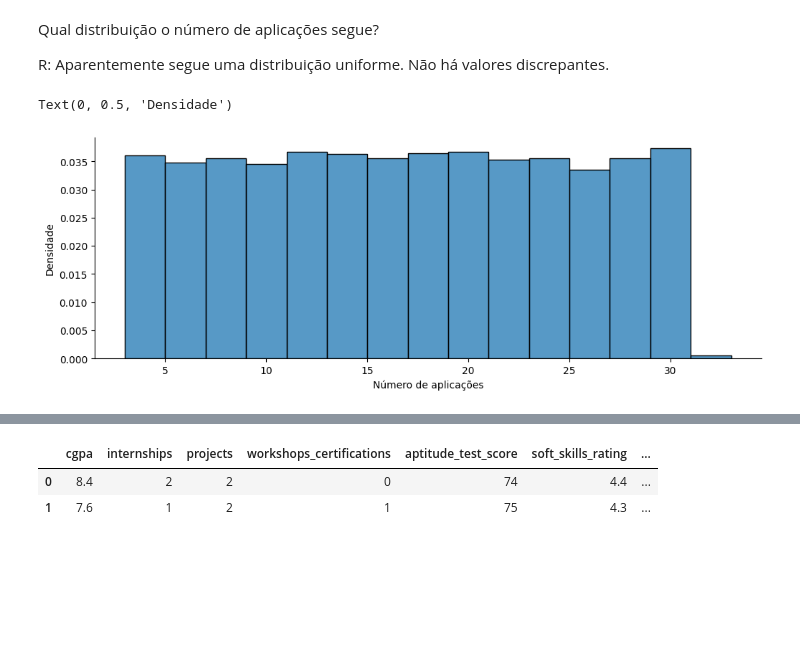
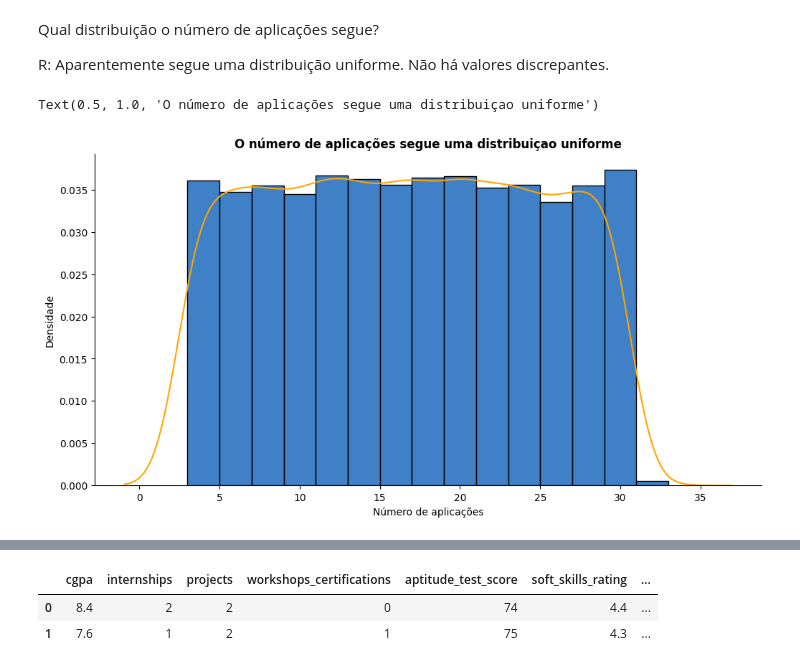
Before and after one commit to Alexandre-Esposte/JobProphet, a Jupyter notebook: notebooks/analise.ipynb, the cells around one changed output, grey strips where cells are left out. Cells and saved outputs as stored; diff of their text form; code cells hidden in the pictures; blank space fills up the shorter version.

```diff
--- a/notebooks/analise.ipynb
+++ b/notebooks/analise.ipynb
@@ -225,10 +223,12 @@ Qual distribuição o número de aplicações segue?
 
 R: Aparentemente segue uma distribuição uniforme. Não há valores discrepantes.
 # %%
-sns.histplot(data = data, x='n_job_applications', bins = 15, stat = 'density')
+sns.histplot(data = data, x='n_job_applications', bins = 15, stat = 'density', color = colocado_color)
+sns.kdeplot(data = data, x='n_job_applications', color =  "#FFA500")
 
 plt.xlabel('Número de aplicações')
 plt.ylabel('Densidade')
+plt.title("O número de aplicações segue uma distribuiçao uniforme", fontsize=12, fontweight='bold')
 # %% [output]
-Text(0, 0.5, 'Densidade')
+Text(0.5, 1.0, 'O número de aplicações segue uma distribuiçao uniforme')
-[figure, old version]
+[figure, new version]
```
Also changed, not shown: parts of 13 cells of this notebook.
